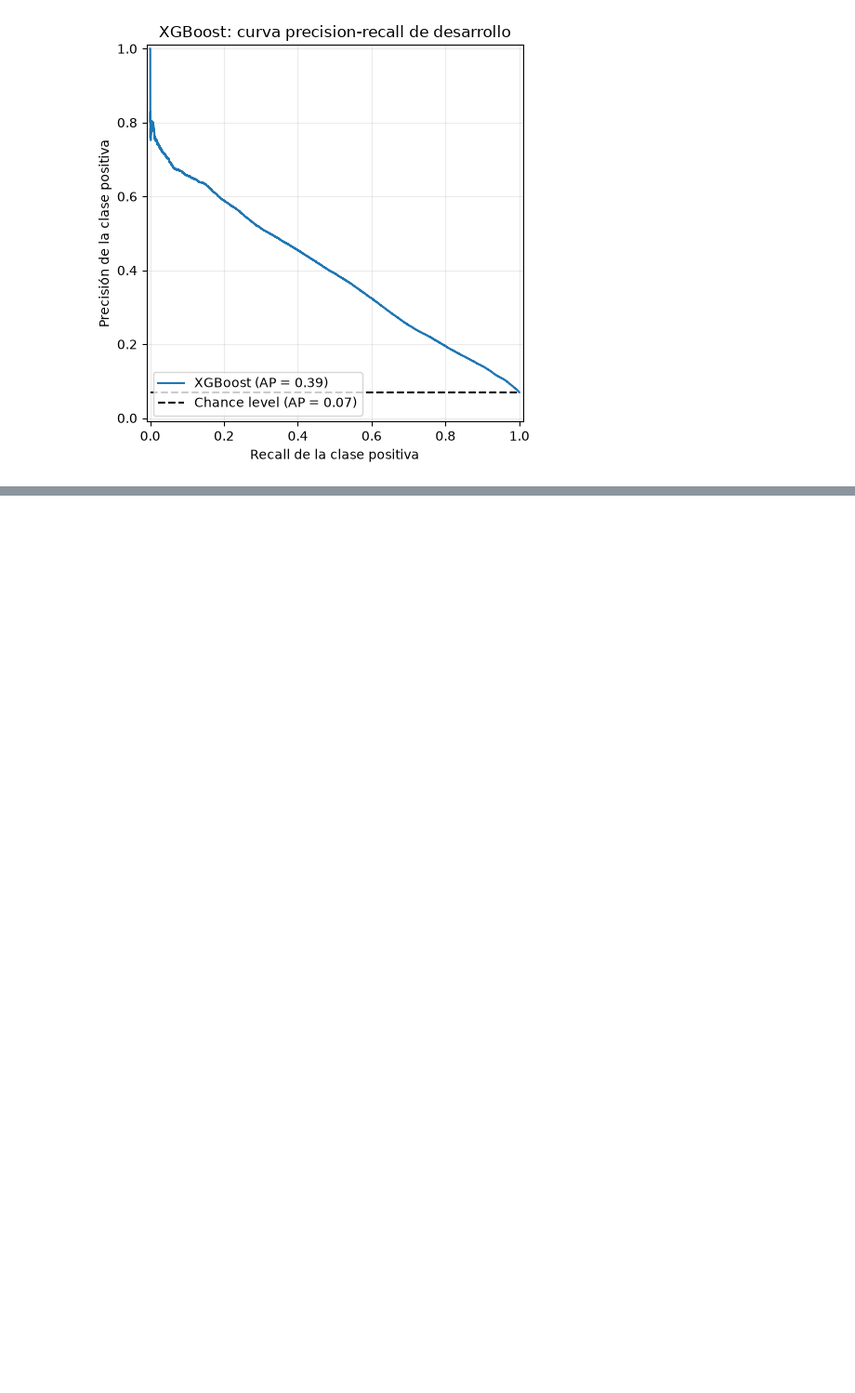
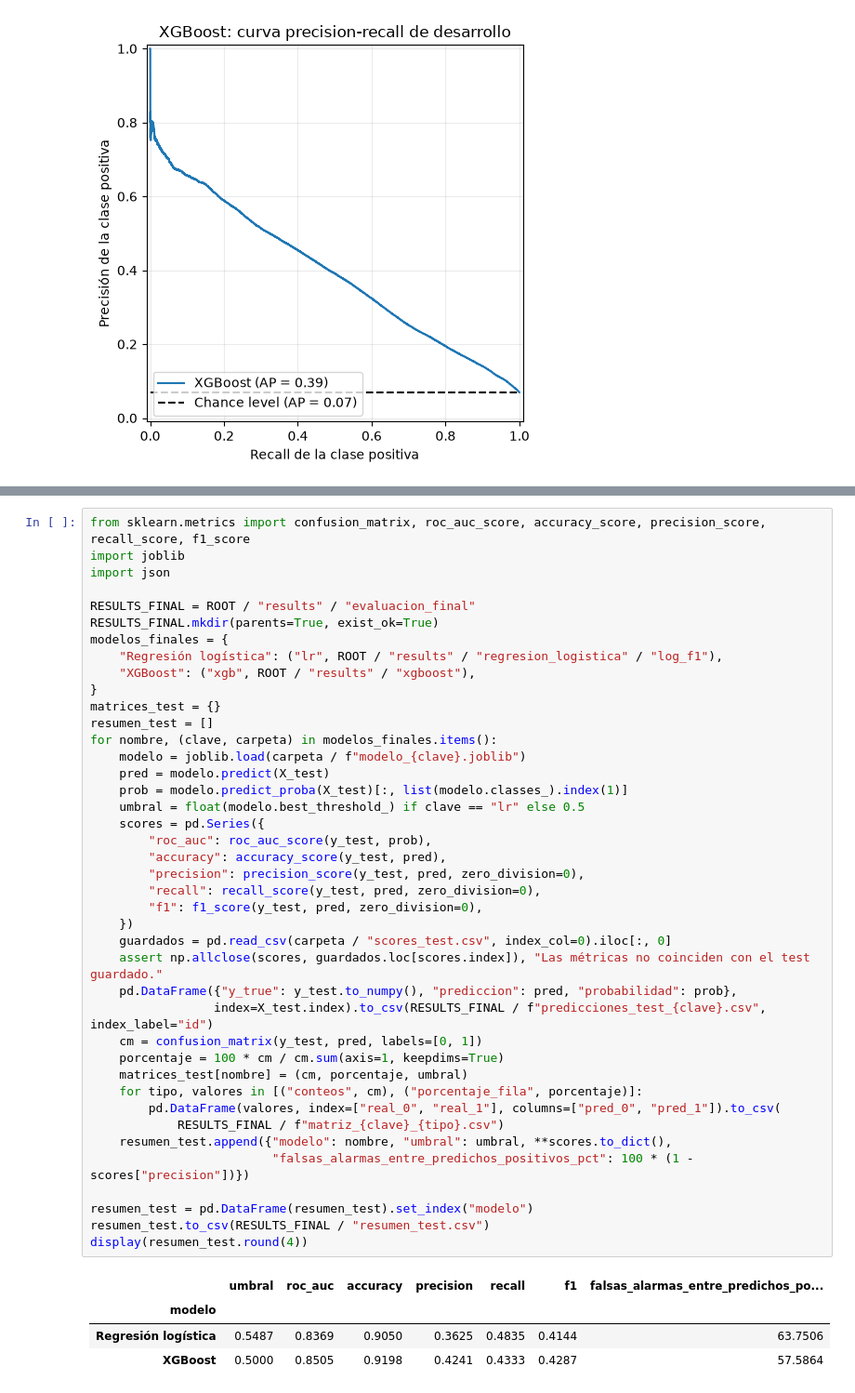
Before and after one commit to lenytacuri/GiveMeSomeCredit, a Jupyter notebook: notebooks/01_exploracion.ipynb, the cells around one changed output, grey strips where cells are left out. Shown at 93% size. Drawn from its saved outputs; the diff is of its cells as text; blank space fills up the shorter version.

```diff
--- a/notebooks/01_exploracion.ipynb
+++ b/notebooks/01_exploracion.ipynb
@@ -883,0 +1011,46 @@ f1          0.42078     0.4342           0.013423        0.0034887      0.004260
+# %%
+from sklearn.metrics import confusion_matrix, roc_auc_score, accuracy_score, precision_score, recall_score, f1_score
+import joblib
+import json
+
+RESULTS_FINAL = ROOT / "results" / "evaluacion_final"
+RESULTS_FINAL.mkdir(parents=True, exist_ok=True)
+modelos_finales = {
+    "Regresión logística": ("lr", ROOT / "results" / "regresion_logistica" / "log_f1"),
+    "XGBoost": ("xgb", ROOT / "results" / "xgboost"),
+}
+matrices_test = {}
+resumen_test = []
+for nombre, (clave, carpeta) in modelos_finales.items():
+    modelo = joblib.load(carpeta / f"modelo_{clave}.joblib")
+    pred = modelo.predict(X_test)
+    prob = modelo.predict_proba(X_test)[:, list(modelo.classes_).index(1)]
+    umbral = float(modelo.best_threshold_) if clave == "lr" else 0.5
+    scores = pd.Series({
+        "roc_auc": roc_auc_score(y_test, prob),
+        "accuracy": accuracy_score(y_test, pred),
+        "precision": precision_score(y_test, pred, zero_division=0),
+        "recall": recall_score(y_test, pred, zero_division=0),
+        "f1": f1_score(y_test, pred, zero_division=0),
+    })
+    guardados = pd.read_csv(carpeta / "scores_test.csv", index_col=0).iloc[:, 0]
+    assert np.allclose(scores, guardados.loc[scores.index]), "Las métricas no coinciden con el test guardado."
+    pd.DataFrame({"y_true": y_test.to_numpy(), "prediccion": pred, "probabilidad": prob},
+                 index=X_test.index).to_csv(RESULTS_FINAL / f"predicciones_test_{clave}.csv", index_label="id")
+    cm = confusion_matrix(y_test, pred, labels=[0, 1])
+    porcentaje = 100 * cm / cm.sum(axis=1, keepdims=True)
+    matrices_test[nombre] = (cm, porcentaje, umbral)
+    for tipo, valores in [("conteos", cm), ("porcentaje_fila", porcentaje)]:
+        pd.DataFrame(valores, index=["real_0", "real_1"], columns=["pred_0", "pred_1"]).to_csv(
+            RESULTS_FINAL / f"matriz_{clave}_{tipo}.csv")
+    resumen_test.append({"modelo": nombre, "umbral": umbral, **scores.to_dict(),
+                         "falsas_alarmas_entre_predichos_positivos_pct": 100 * (1 - scores["precision"])})
+
+resumen_test = pd.DataFrame(resumen_test).set_index("modelo")
+resumen_test.to_csv(RESULTS_FINAL / "resumen_test.csv")
+display(resumen_test.round(4))
+# %% [output]
+|  | umbral | roc_auc | accuracy | precision | recall | f1 | falsas_alarmas_entre_predichos_po... |
+| modelo |  |  |  |  |  |  |  |
+| Regresión logística | 0.5487 | 0.8369 | 0.9050 | 0.3625 | 0.4835 | 0.4144 | 63.7506 |
+| XGBoost | 0.5000 | 0.8505 | 0.9198 | 0.4241 | 0.4333 | 0.4287 | 57.5864 |
```
Also changed, not shown: parts of 75 cells of this notebook, 2 other files.
